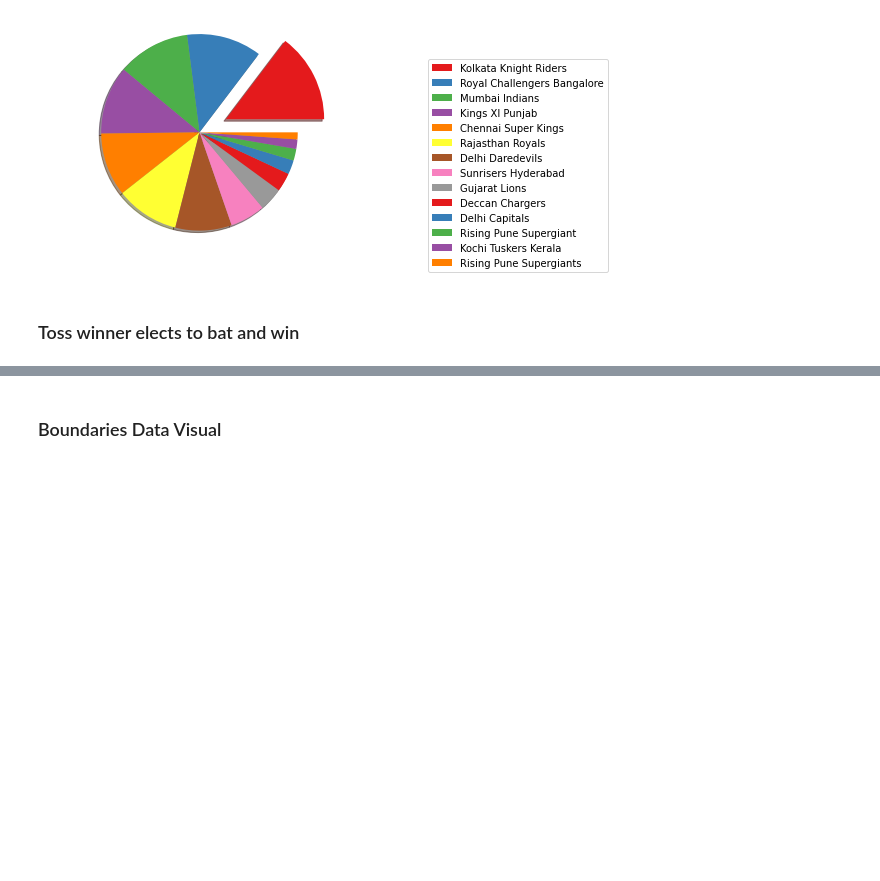
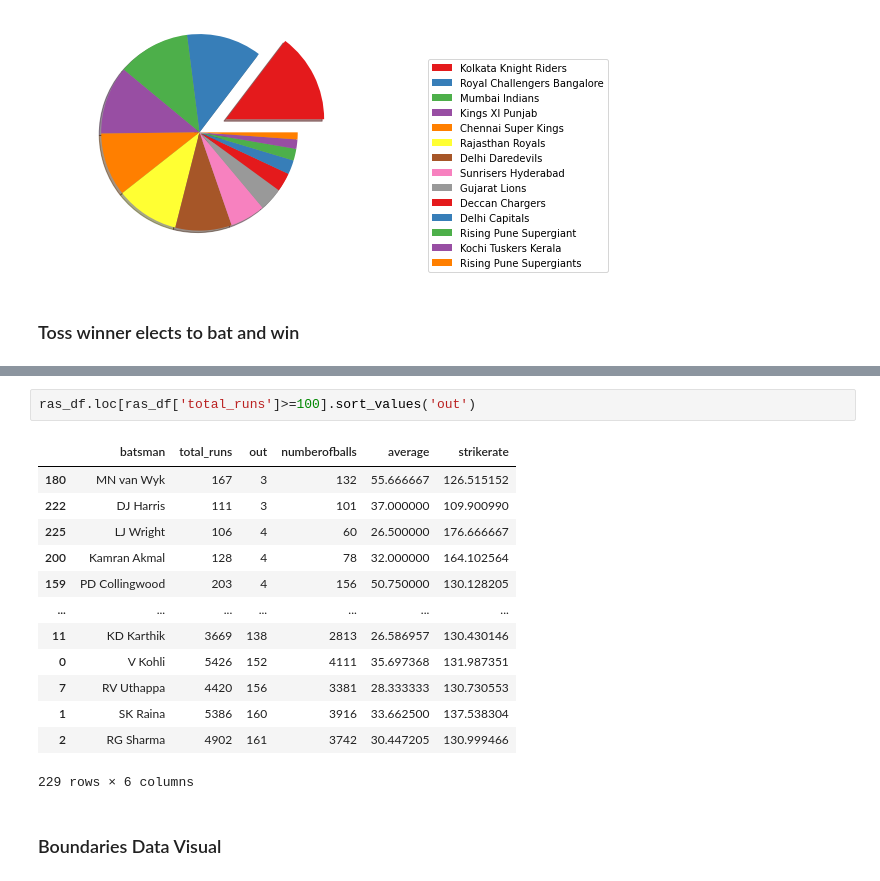
Before and after one commit to Utkarsh736/IPL_Data_Analysis, a Jupyter notebook: Template.ipynb, the cells around one changed output, grey strips where cells are left out. Saved outputs shown, nothing was run; the diff lists cells and outputs as text; blank space fills up the shorter version.

```diff
--- a/Template.ipynb
+++ b/Template.ipynb
@@ -305,3 +400,19 @@ plt.show()
+# %%
+ras_df.loc[ras_df['total_runs']>=100].sort_values('out')
+# %% [output]
+|  | batsman | total_runs | out | numberofballs | average | strikerate |
+| 180 | MN van Wyk | 167 | 3 | 132 | 55.666667 | 126.515152 |
+| 222 | DJ Harris | 111 | 3 | 101 | 37.000000 | 109.900990 |
+| 225 | LJ Wright | 106 | 4 | 60 | 26.500000 | 176.666667 |
+| 200 | Kamran Akmal | 128 | 4 | 78 | 32.000000 | 164.102564 |
+| 159 | PD Collingwood | 203 | 4 | 156 | 50.750000 | 130.128205 |
+| ... | ... | ... | ... | ... | ... | ... |
+| 11 | KD Karthik | 3669 | 138 | 2813 | 26.586957 | 130.430146 |
+| 0 | V Kohli | 5426 | 152 | 4111 | 35.697368 | 131.987351 |
+| 7 | RV Uthappa | 4420 | 156 | 3381 | 28.333333 | 130.730553 |
+| 1 | SK Raina | 5386 | 160 | 3916 | 33.662500 | 137.538304 |
+| 2 | RG Sharma | 4902 | 161 | 3742 | 30.447205 | 130.999466 |
+229 rows × 6 columns
 # %% [markdown]
 ### Boundaries Data Visual
 # %%
```
Also changed, not shown: parts of 12 cells of this notebook.
